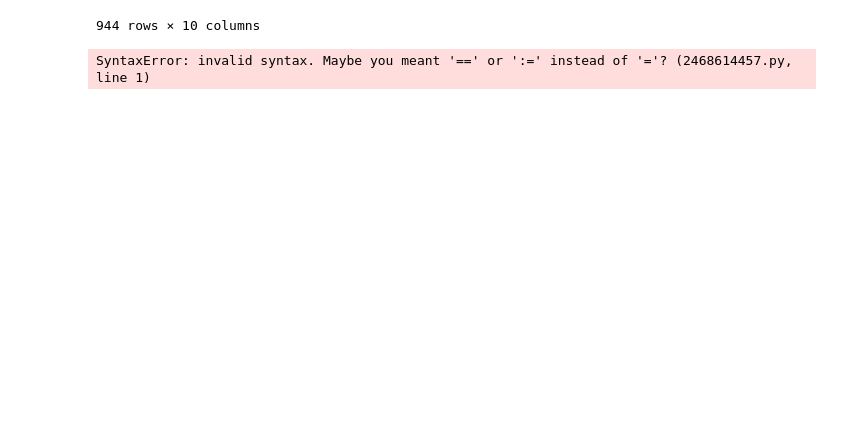
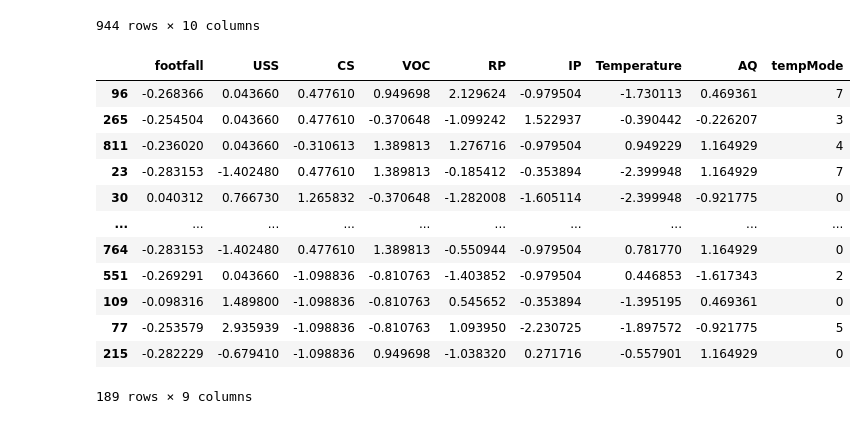
Before and after one commit to Mohamed4488/Machine_Prediction, a Jupyter notebook: Notebooks/train.ipynb, the cells around one changed output. Saved outputs shown, nothing was run; the diff lists cells and outputs as text; code cells hidden in the pictures; blank space fills up the shorter version.

```diff
--- a/Notebooks/train.ipynb
+++ b/Notebooks/train.ipynb
@@ -36,6 +40,20 @@ df
 x = df.drop(columns=["fail"])
 y = df["fail"]
 # %%
-        x_train, x_test, y_train, y_test = train_test_split (x, y, test_size=0.2, random_state=42, shuffle=True
+x_train, x_test, y_train, y_test = train_test_split (x, y, test_size=0.2, random_state=42, shuffle=True)
-# %% [output]
-SyntaxError: invalid syntax. Maybe you meant '==' or ':=' instead of '='? (2468614457.py, line 1)
+# %%
+x_test
+# %% [output]
+|  | footfall | USS | CS | VOC | RP | IP | Temperature | AQ | tempMode |
+| 96 | -0.268366 | 0.043660 | 0.477610 | 0.949698 | 2.129624 | -0.979504 | -1.730113 | 0.469361 | 7 |
+| 265 | -0.254504 | 0.043660 | 0.477610 | -0.370648 | -1.099242 | 1.522937 | -0.390442 | -0.226207 | 3 |
+| 811 | -0.236020 | 0.043660 | -0.310613 | 1.389813 | 1.276716 | -0.979504 | 0.949229 | 1.164929 | 4 |
+| 23 | -0.283153 | -1.402480 | 0.477610 | 1.389813 | -0.185412 | -0.353894 | -2.399948 | 1.164929 | 7 |
+| 30 | 0.040312 | 0.766730 | 1.265832 | -0.370648 | -1.282008 | -1.605114 | -2.399948 | -0.921775 | 0 |
+| ... | ... | ... | ... | ... | ... | ... | ... | ... | ... |
+| 764 | -0.283153 | -1.402480 | 0.477610 | 1.389813 | -0.550944 | -0.979504 | 0.781770 | 1.164929 | 0 |
+| 551 | -0.269291 | 0.043660 | -1.098836 | -0.810763 | -1.403852 | -0.979504 | 0.446853 | -1.617343 | 2 |
+| 109 | -0.098316 | 1.489800 | -1.098836 | -0.810763 | 0.545652 | -0.353894 | -1.395195 | 0.469361 | 0 |
+| 77 | -0.253579 | 2.935939 | -1.098836 | -0.810763 | 1.093950 | -2.230725 | -1.897572 | -0.921775 | 5 |
+| 215 | -0.282229 | -0.679410 | -1.098836 | 0.949698 | -1.038320 | 0.271716 | -0.557901 | 1.164929 | 0 |
+189 rows × 9 columns
```
Also changed, not shown: parts of 21 cells of this notebook, 1 other file.
